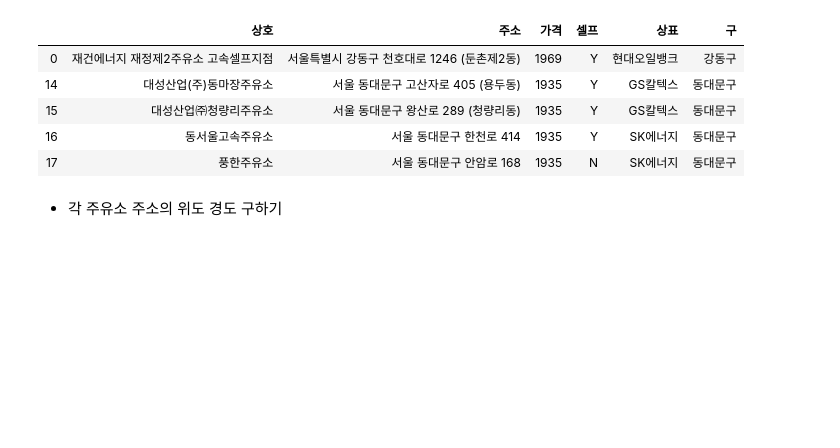
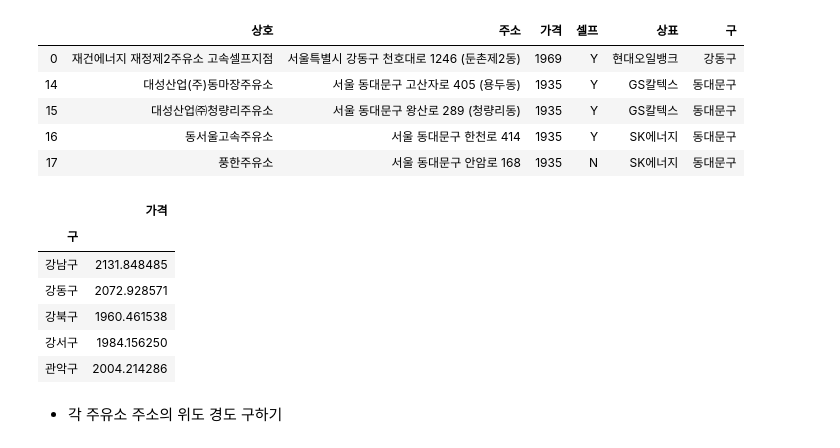
Before and after one commit to Lunawood/DataAnalysis-Lecture-2022.04, a Jupyter notebook: Assignment/주유소.ipynb, the cells around one changed output. Saved outputs shown, nothing was run; the diff lists cells and outputs as text; code cells hidden in the pictures; blank space fills up the shorter version.

```diff
--- a/Assignment/주유소.ipynb
+++ b/Assignment/주유소.ipynb
@@ -43,6 +43,17 @@ cheap.head()
 | 15 | 대성산업㈜청량리주유소 | 서울 동대문구 왕산로 289 (청량리동) | 1935 | Y | GS칼텍스 | 동대문구 |
 | 16 | 동서울고속주유소 | 서울 동대문구 한천로 414 | 1935 | Y | SK에너지 | 동대문구 |
 | 17 | 풍한주유소 | 서울 동대문구 안암로 168 | 1935 | N | SK에너지 | 동대문구 |
+# %%
+mn = df.groupby('구')[['가격']].mean()
+mn.head()
+# %% [output]
+|  | 가격 |
+| 구 |  |
+| 강남구 | 2131.848485 |
+| 강동구 | 2072.928571 |
+| 강북구 | 1960.461538 |
+| 강서구 | 1984.156250 |
+| 관악구 | 2004.214286 |
 # %% [markdown]
 - 각 주유소 주소의 위도 경도 구하기
 # %%
```
Also changed, not shown: parts of 3 cells of this notebook, 8 other files.
